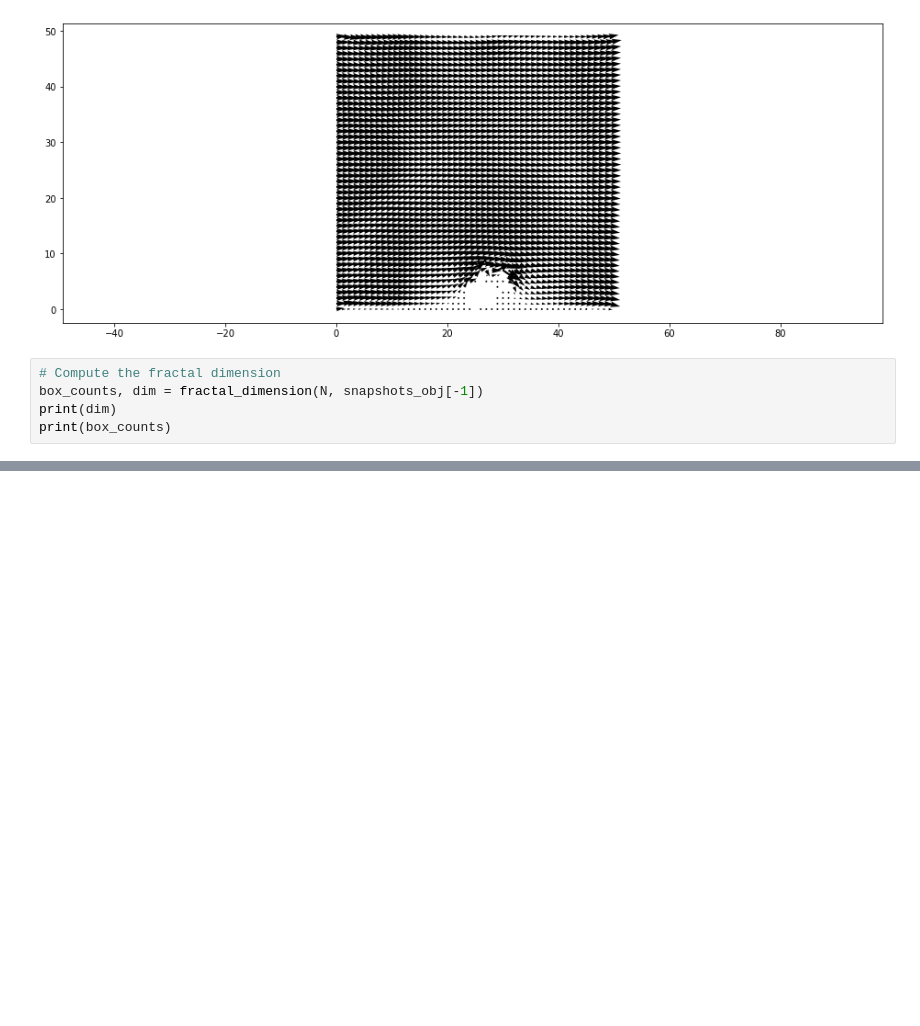
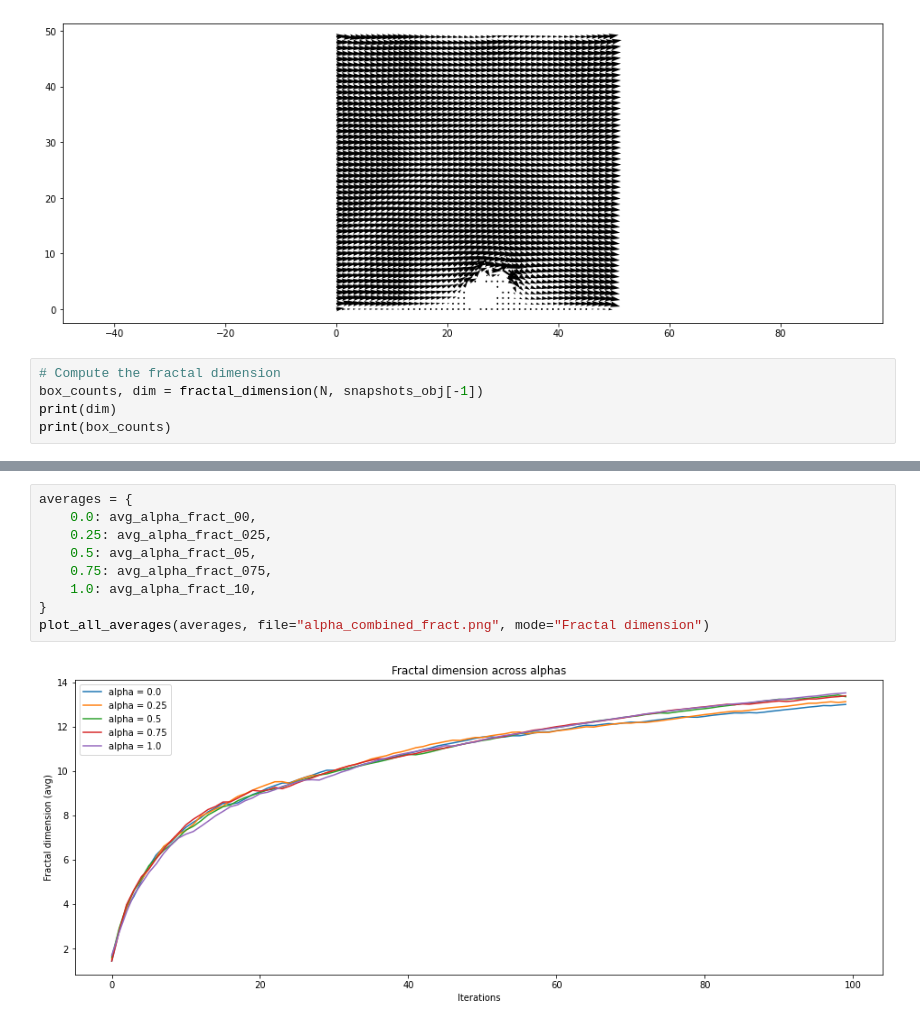
Before and after one commit to Lut99/KoraalKnakkers, a Jupyter notebook: DLA final.ipynb, the cells around one changed output, grey strips where cells are left out. Saved outputs shown, nothing was run; the diff lists cells and outputs as text; blank space fills up the shorter version.

```diff
--- a/DLA final.ipynb
+++ b/DLA final.ipynb
@@ -1105,0 +1262,11 @@ UnsupportedOperation: fileno
+# %%
+averages = {
+    0.0: avg_alpha_fract_00,
+    0.25: avg_alpha_fract_025,
+    0.5: avg_alpha_fract_05,
+    0.75: avg_alpha_fract_075,
+    1.0: avg_alpha_fract_10,
+}
+plot_all_averages(averages, file="alpha_combined_fract.png", mode="Fractal dimension")
+# %% [output]
+[figure, added]
```
Also changed, not shown: parts of 11 cells of this notebook, 1 other file.
